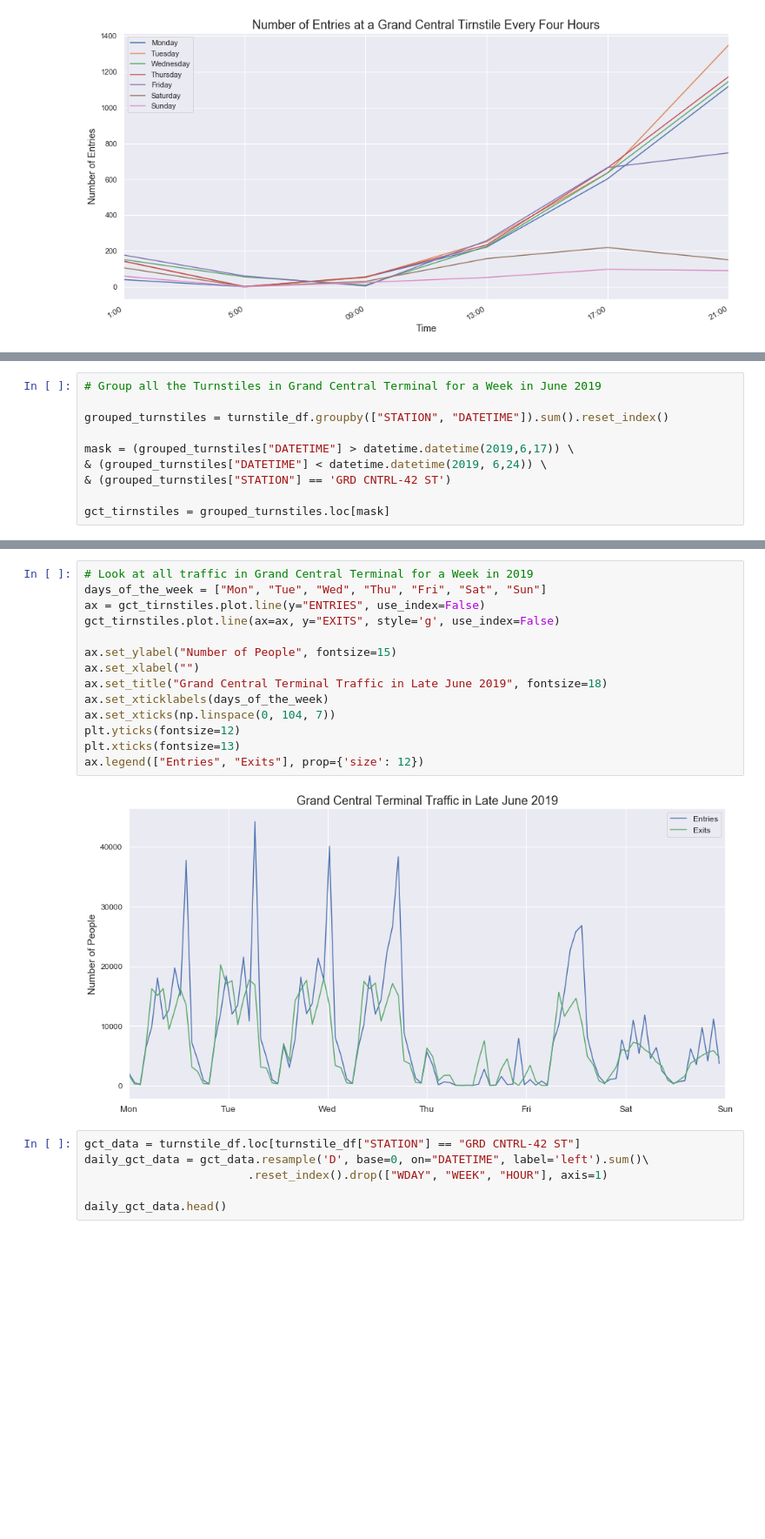
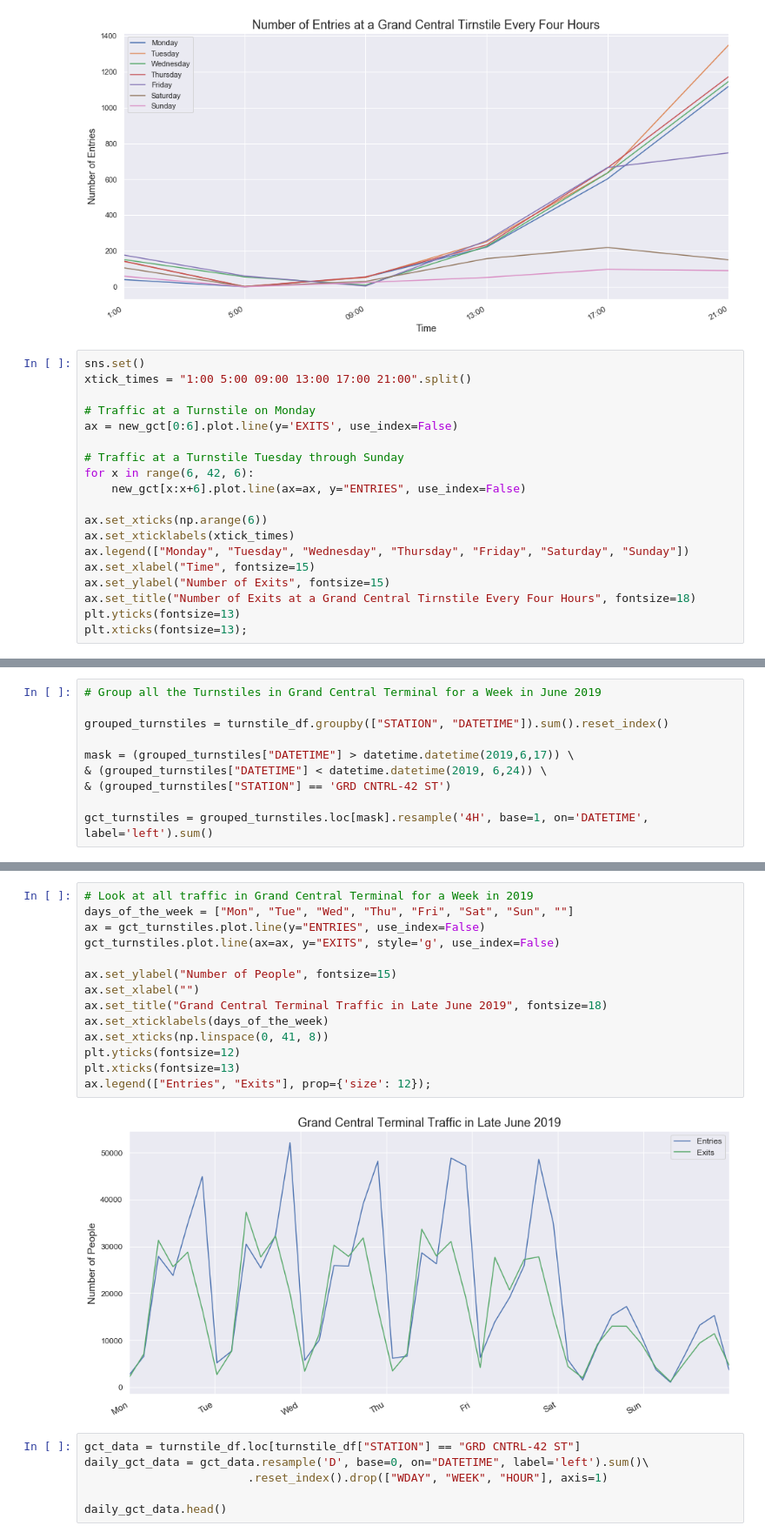
Before and after one commit to lucasastorian/MTA-Turnstile-Analysis, a Jupyter notebook: turnstile_data_exploration.ipynb, the cells around one changed output, grey strips where cells are left out. Shown at 87% size. Drawn from its saved outputs; the diff is of its cells as text; blank space fills up the shorter version.

Commit message:
Added another chart to README

```diff
--- a/turnstile_data_exploration.ipynb
+++ b/turnstile_data_exploration.ipynb
@@ -112,3 +112,22 @@ plt.yticks(fontsize=11)
 plt.xticks(fontsize=12);
 # %% [output]
 [figure]
+# %%
+sns.set()
+xtick_times = "1:00 5:00 09:00 13:00 17:00 21:00".split()
+
+# Traffic at a Turnstile on Monday
+ax = new_gct[0:6].plot.line(y='EXITS', use_index=False)
+
+# Traffic at a Turnstile Tuesday through Sunday
+for x in range(6, 42, 6):
+    new_gct[x:x+6].plot.line(ax=ax, y="ENTRIES", use_index=False)
+
+ax.set_xticks(np.arange(6))
+ax.set_xticklabels(xtick_times)
+ax.legend(["Monday", "Tuesday", "Wednesday", "Thursday", "Friday", "Saturday", "Sunday"])
+ax.set_xlabel("Time", fontsize=15)
+ax.set_ylabel("Number of Exits", fontsize=15)
+ax.set_title("Number of Exits at a Grand Central Tirnstile Every Four Hours", fontsize=18)
+plt.yticks(fontsize=13)
+plt.xticks(fontsize=13);
@@ -121,4 +142,4 @@ mask = (grouped_turnstiles["DATETIME"] > datetime.datetime(2019,6,17)) \
 & (grouped_turnstiles["DATETIME"] < datetime.datetime(2019, 6,24)) \
 & (grouped_turnstiles["STATION"] == 'GRD CNTRL-42 ST')
 
-gct_tirnstiles = grouped_turnstiles.loc[mask]
+gct_turnstiles = grouped_turnstiles.loc[mask].resample('4H', base=1, on='DATETIME', label='left').sum()
@@ -125,19 +150,19 @@ gct_tirnstiles = grouped_turnstiles.loc[mask]
 # %%
 # Look at all traffic in Grand Central Terminal for a Week in 2019
-days_of_the_week = ["Mon", "Tue", "Wed", "Thu", "Fri", "Sat", "Sun"]
-ax = gct_tirnstiles.plot.line(y="ENTRIES", use_index=False)
-gct_tirnstiles.plot.line(ax=ax, y="EXITS", style='g', use_index=False)
+days_of_the_week = ["Mon", "Tue", "Wed", "Thu", "Fri", "Sat", "Sun", ""]
+ax = gct_turnstiles.plot.line(y="ENTRIES", use_index=False)
+gct_turnstiles.plot.line(ax=ax, y="EXITS", style='g', use_index=False)
 
 ax.set_ylabel("Number of People", fontsize=15)
 ax.set_xlabel("")
 ax.set_title("Grand Central Terminal Traffic in Late June 2019", fontsize=18)
 ax.set_xticklabels(days_of_the_week)
-ax.set_xticks(np.linspace(0, 104, 7))
+ax.set_xticks(np.linspace(0, 41, 8))
 plt.yticks(fontsize=12)
 plt.xticks(fontsize=13)
-ax.legend(["Entries", "Exits"], prop={'size': 12})
+ax.legend(["Entries", "Exits"], prop={'size': 12});
 # %% [output]
-[figure, old version]
+[figure, new version]
 # %%
 gct_data = turnstile_df.loc[turnstile_df["STATION"] == "GRD CNTRL-42 ST"]
 daily_gct_data = gct_data.resample('D', base=0, on="DATETIME", label='left').sum()\
```
Also changed, not shown: parts of 2 cells of this notebook, 1 other file.
